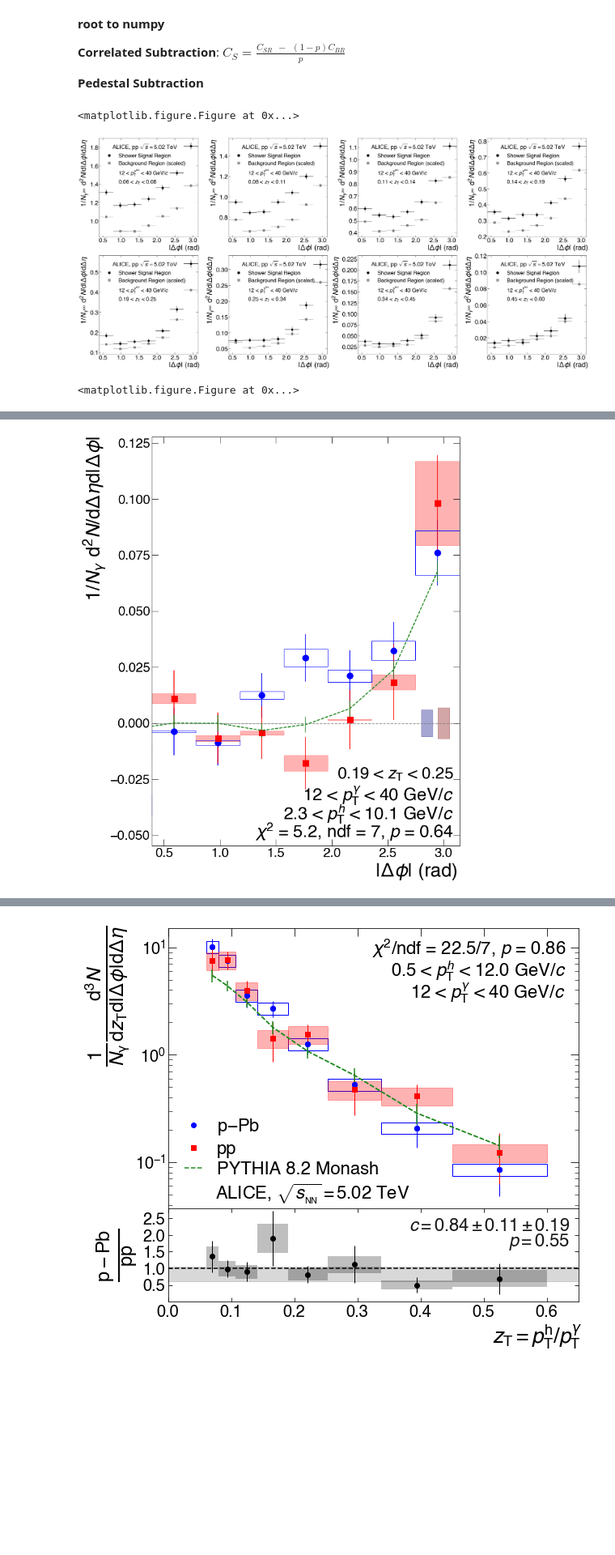
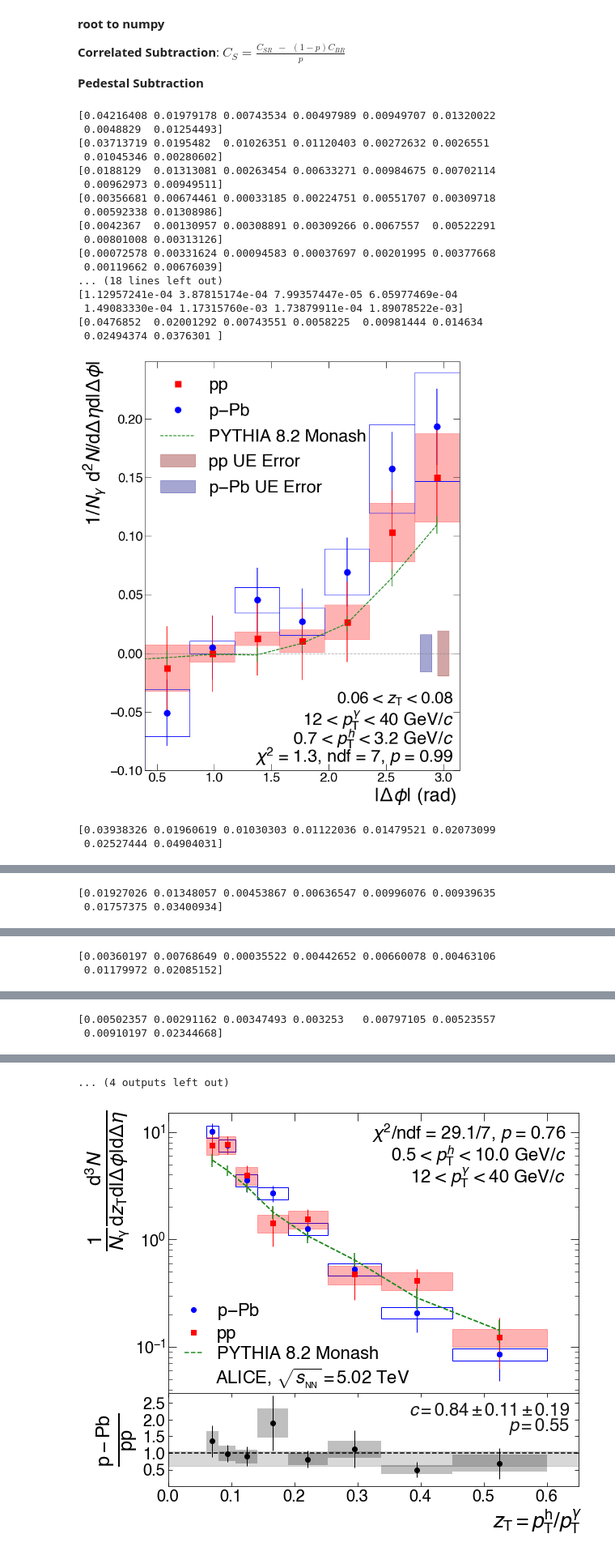
Before and after one commit to ftoralesacosta/GH_Correlations, a Jupyter notebook: Analysis_Notebooks/Simple.ipynb, the cells around one changed output, grey strips where cells are left out. Shown at 81% size. Cells and saved outputs as stored; diff of their text form; code cells hidden in the pictures; blank space fills up the shorter version.

```diff
--- a/Analysis_Notebooks/Simple.ipynb
+++ b/Analysis_Notebooks/Simple.ipynb
@@ -43,11 +49,28 @@ Welcome to JupyROOT 6.14/04
 **Pedestal Subtraction**
 # %%
 Corrs = ROOT_to_nparray()
-Plot_Sub_UB_Overlay(Corrs)
+#Plot_Sub_UB_Overlay(Corrs)
 Correlated_Subtraction_Weights(Corrs)
 Ped_Sub_After_Cs(Corrs)
 Plot_pp_pPb_Cs_Individual(Corrs)
 # %% [output]
-<matplotlib.figure.Figure at 0x...>
+[0.04216408 0.01979178 0.00743534 0.00497989 0.00949707 0.01320022
+ 0.0048829  0.01254493]
+[0.03713719 0.0195482  0.01026351 0.01120403 0.00272632 0.0026551
+ 0.01045346 0.00280602]
+[0.0188129  0.01313081 0.00263454 0.00633271 0.00984675 0.00702114
+ 0.00962973 0.00949511]
+[0.00356681 0.00674461 0.00033185 0.00224751 0.00551707 0.00309718
+ 0.00592338 0.01308986]
+[0.0042367  0.00130957 0.00308891 0.00309266 0.0067557  0.00522291
+ 0.00801008 0.00313126]
+[0.00072578 0.00331624 0.00094583 0.00037697 0.00201995 0.00377668
+ 0.00119662 0.00676039]
+... (18 lines left out)
+[1.12957241e-04 3.87815174e-04 7.99357447e-05 6.05977469e-04
+ 1.49083330e-04 1.17315760e-03 1.73879911e-04 1.89078522e-03]
+[0.0476852  0.02001292 0.00743551 0.0058225  0.00981444 0.014634
+ 0.02494374 0.0376301 ]
-[figure, old version]
+[figure, new version]
-<matplotlib.figure.Figure at 0x...>
+[0.03938326 0.01960619 0.01030303 0.01122036 0.01479521 0.02073099
+ 0.02527444 0.04904031]
@@ -54,0 +78,2 @@ Plot_pp_pPb_Cs_Individual(Corrs)
+[0.01927026 0.01348057 0.00453867 0.00636547 0.00996076 0.00939635
+ 0.01757375 0.03400934]
@@ -55,0 +81,2 @@ Plot_pp_pPb_Cs_Individual(Corrs)
+[0.00360197 0.00768649 0.00035522 0.00442652 0.00660078 0.00463106
+ 0.01179972 0.02085152]
@@ -56,0 +84,2 @@ Plot_pp_pPb_Cs_Individual(Corrs)
+[0.00502357 0.00291162 0.00347493 0.003253   0.00797105 0.00523557
+ 0.00910197 0.02344668]
@@ -59 +89,0 @@ Plot_pp_pPb_Cs_Individual(Corrs)
-[figure, removed]
@@ -62,0 +90 @@ Plot_pp_pPb_Cs_Individual(Corrs)
+... (4 outputs left out)
```
Also changed, not shown: parts of 10 cells of this notebook, 24 other files.
